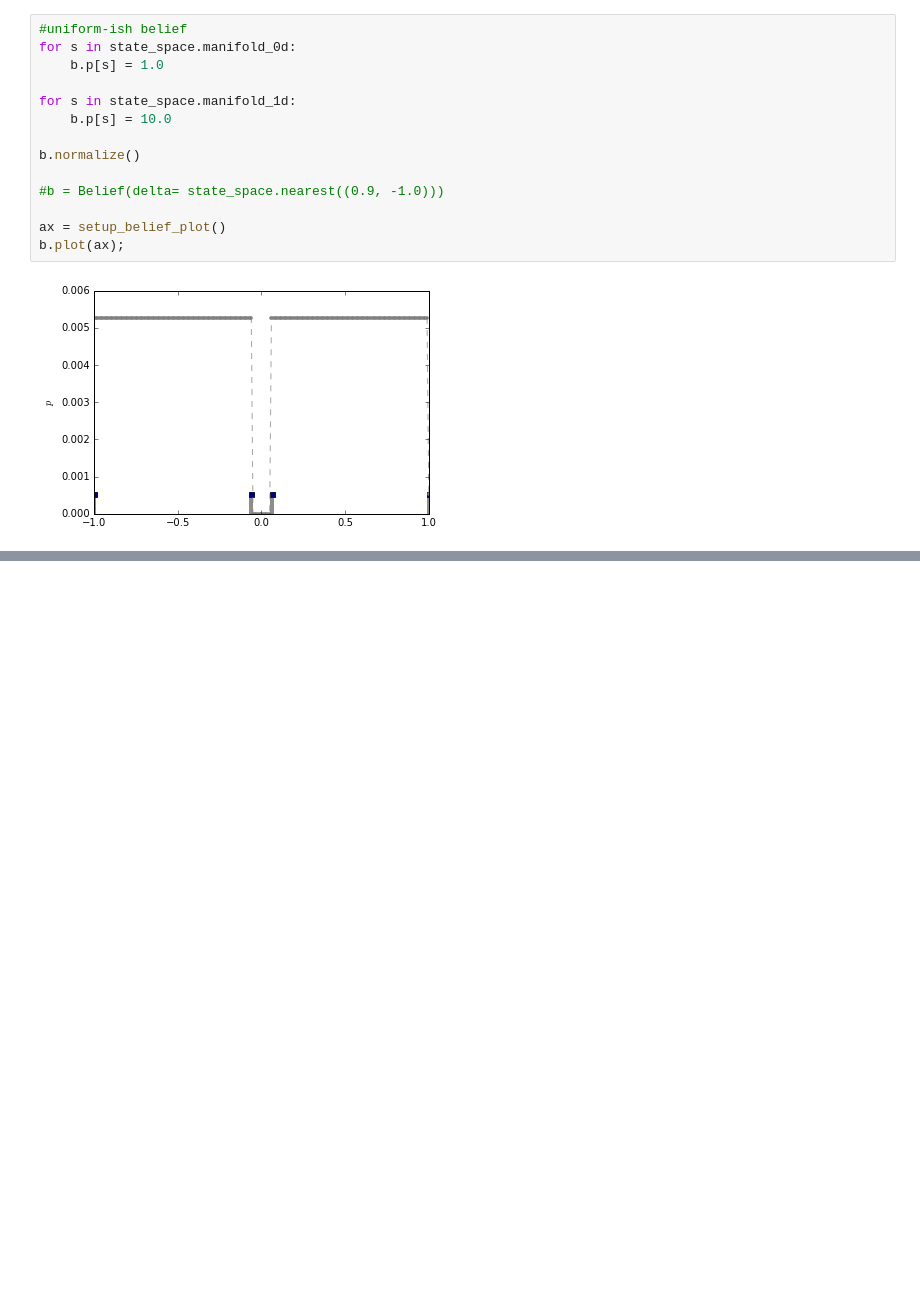
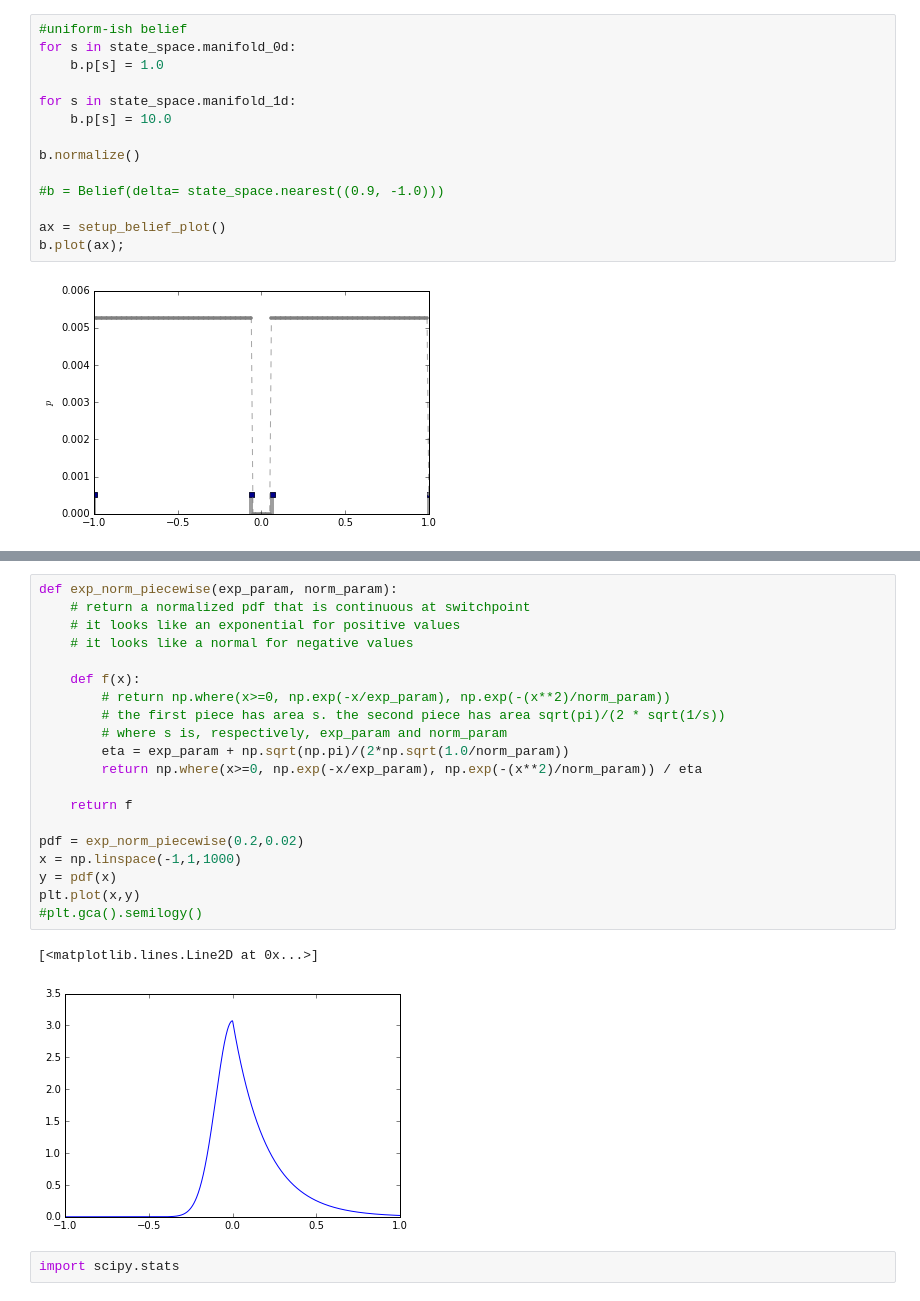
Before and after one commit to goretkin/tactile-pomdp, a Jupyter notebook: 1d-example-jig-object-relative.ipynb, the cells around one changed output, grey strips where cells are left out. Drawn from its saved outputs; the diff is of its cells as text; blank space fills up the shorter version.

```diff
--- a/1d-example-jig-object-relative.ipynb
+++ b/1d-example-jig-object-relative.ipynb
@@ -680,0 +710,25 @@ b.metric_variance(), b.metric_mean()
+# %%
+def exp_norm_piecewise(exp_param, norm_param):
+    # return a normalized pdf that is continuous at switchpoint
+    # it looks like an exponential for positive values
+    # it looks like a normal for negative values
+
+    def f(x):
+        # return np.where(x>=0, np.exp(-x/exp_param), np.exp(-(x**2)/norm_param))
+        # the first piece has area s. the second piece has area sqrt(pi)/(2 * sqrt(1/s))
+        # where s is, respectively, exp_param and norm_param
+        eta = exp_param + np.sqrt(np.pi)/(2*np.sqrt(1.0/norm_param))
+        return np.where(x>=0, np.exp(-x/exp_param), np.exp(-(x**2)/norm_param)) / eta
+
+    return f
+
+pdf = exp_norm_piecewise(0.2,0.02)
+x = np.linspace(-1,1,1000)
+y = pdf(x)
+plt.plot(x,y)
+#plt.gca().semilogy()
+# %% [output]
+[<matplotlib.lines.Line2D at 0x...>]
+[figure, added]
+# %%
+import scipy.stats
```
Also changed, not shown: parts of 22 cells of this notebook.
